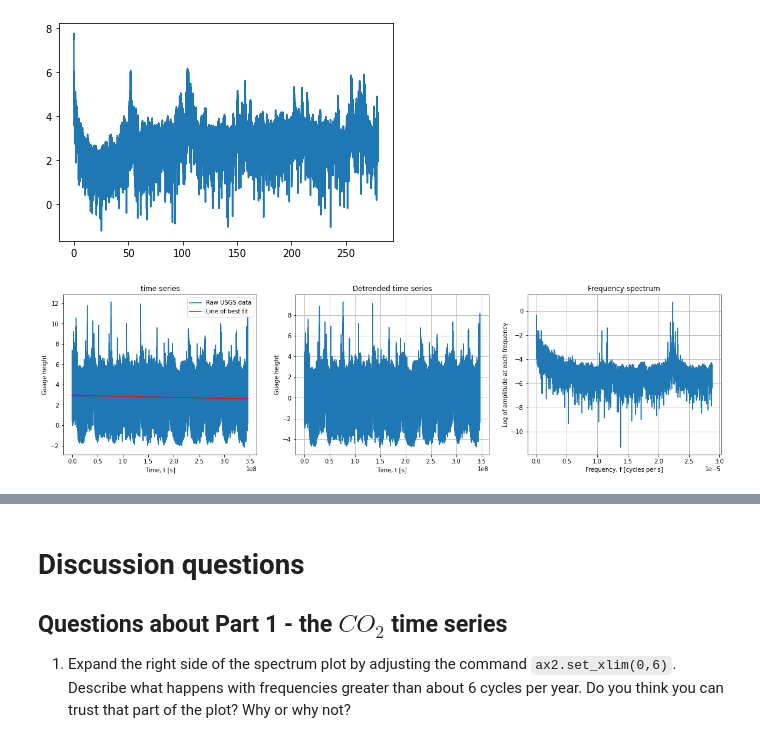
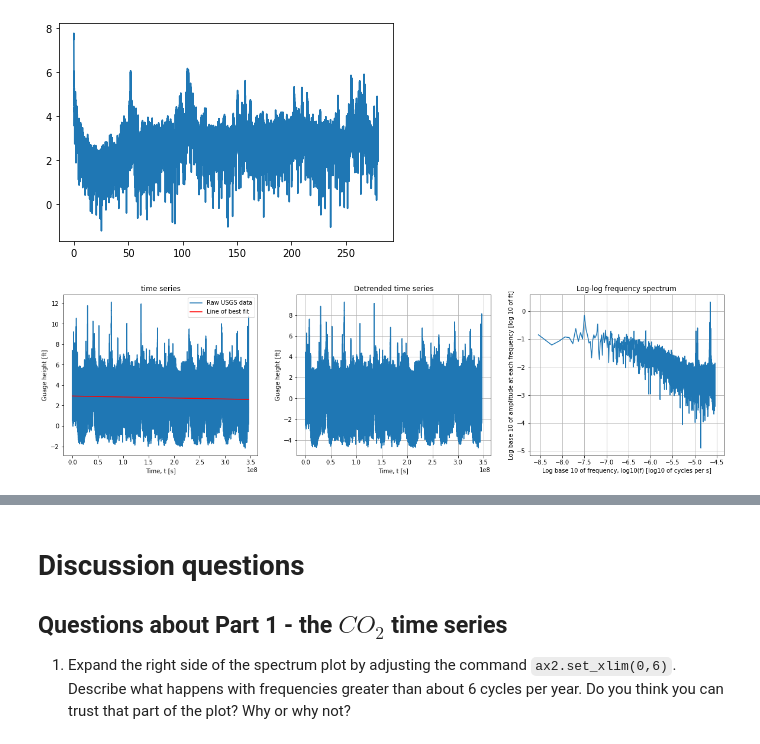
Before and after one commit to Bowdoin-EOS2585-F20/LAB09-glacial-spectrum, a Jupyter notebook: LAB09-glacial-spectrum_SOLUTIONS.ipynb, the cells around one changed output, grey strips where cells are left out. Saved outputs shown, nothing was run; the diff lists cells and outputs as text; code cells hidden in the pictures.

```diff
--- a/LAB09-glacial-spectrum_SOLUTIONS.ipynb
+++ b/LAB09-glacial-spectrum_SOLUTIONS.ipynb
@@ -316,30 +322,25 @@ ax.plot(f,np.log(np.sqrt(a**2+b**2)))
 # %%
-# Example code for USGS stream guage data
-slope,intercept = find_slope_intercept(usgs_time,usgs_data)
-usgs_detrend = usgs_data - usgs_time*slope - intercept
-f,w,a,b =  ft(usgs_time,usgs_detrend,10000)
-
 fig, (ax0, ax1, ax2) = plt.subplots(1,3,figsize=(20,5))
 ax0.plot(usgs_time,usgs_data)
 ax0.plot(usgs_time,usgs_time*slope+intercept,'red')
 ax0.legend(("Raw USGS data","Line of best fit"))
 ax0.set(
     title="time series",
     xlabel="Time, t [s]",
-    ylabel="Guage height")
+    ylabel="Guage height [ft]")
 
 ax1.plot(usgs_time,usgs_detrend)
 ax1.set(
     title="Detrended time series",
     xlabel="Time, t [s]",
-    ylabel="Guage height")
+    ylabel="Guage height [ft]")
 ax1.grid()
 
-ax2.plot(f,np.log(np.sqrt(a**2+b**2)))
+ax2.plot(np.log10(f),np.log10(np.sqrt(a**2+b**2)))
 ax2.set(
-    title="Frequency spectrum",
-    xlabel="Frequency, f [cycles per s]",
-    ylabel="Log of amplitude at each frequency")
+    title="Log-log frequency spectrum",
+    xlabel="Log base 10 of frequency, log10(f) [log10 of cycles per s]",
+    ylabel="Log base 10 of amplitude at each frequency [log 10 of ft]")
 ax2.grid()
 # %% [output]
-[figure, old version]
+[figure, new version]
```
Also changed, not shown: parts of 3 cells of this notebook.
